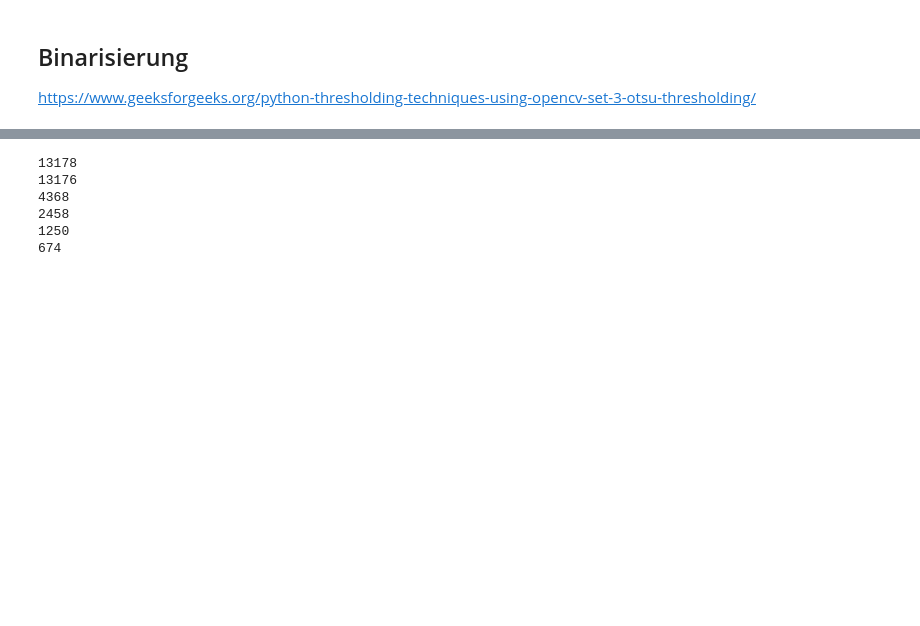
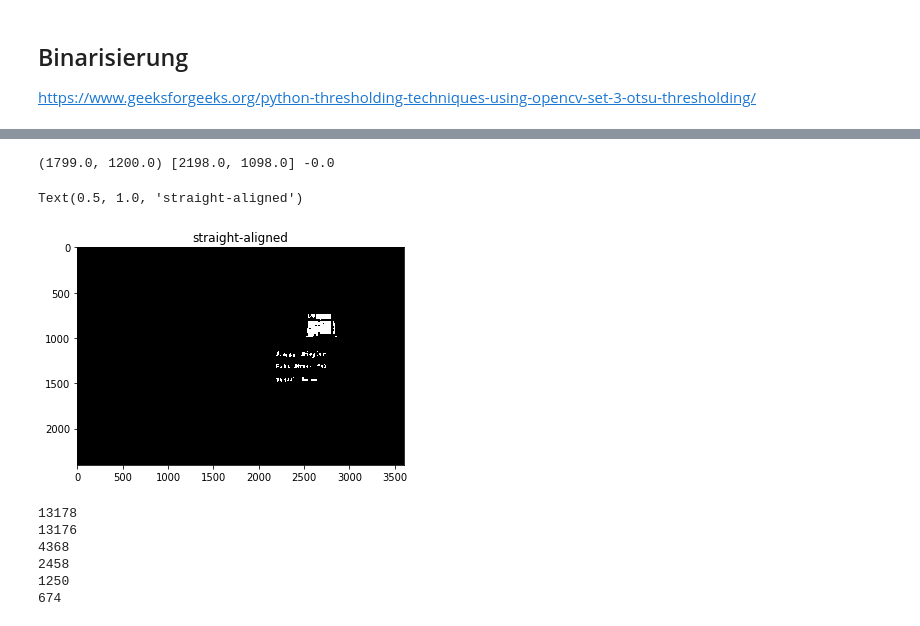
Before and after one commit to SimonStiegler/CRV_Postleitzahlerkennung, a Jupyter notebook: Programm.ipynb, the cells around one changed output, grey strips where cells are left out. Saved outputs shown, nothing was run; the diff lists cells and outputs as text; code cells hidden in the pictures; blank space fills up the shorter version.

```diff
--- a/Programm.ipynb
+++ b/Programm.ipynb
@@ -98,3 +94,25 @@ Text(0.5, 1.0, 'erode')
+# %%
+def align_straight(image):
+    img,contours,hierachies = cv2.findContours(image,cv2.RETR_TREE,cv2.CHAIN_APPROX_NONE)
+    for index,hierachy in enumerate(hierachies):
+        hNext, hPrev, hChild, hParent = hierachy[0]
+        if (hChild != -1) and (hParent == -1):      #Extract Parent contour
+            contour = contours[0][index]
+    center,[letter_W,letter_H],angle = cv2.minAreaRect(contours[1])
+    print (center,[letter_W,letter_H],angle)
+    if letter_W < letter_H:
+        aligned_image = im.rotate_bound(image,-angle+90)
+    else:
+        aligned_image = im.rotate_bound(image,-angle)
+    return aligned_image
+# %%
+aligned_image = align_straight(erode)
+plt.imshow(aligned_image,cmap="gray")
+plt.title("straight-aligned")
+# %% [output]
+(1799.0, 1200.0) [2198.0, 1098.0] -0.0
+Text(0.5, 1.0, 'straight-aligned')
+[figure, added]
 # %%
 img,contours,hierachy = cv2.findContours(erode,cv2.RETR_TREE,cv2.CHAIN_APPROX_NONE)
 # Hierarchie [Previous, Next, Child, Parent]
```
Also changed, not shown: parts of 26 cells of this notebook.
